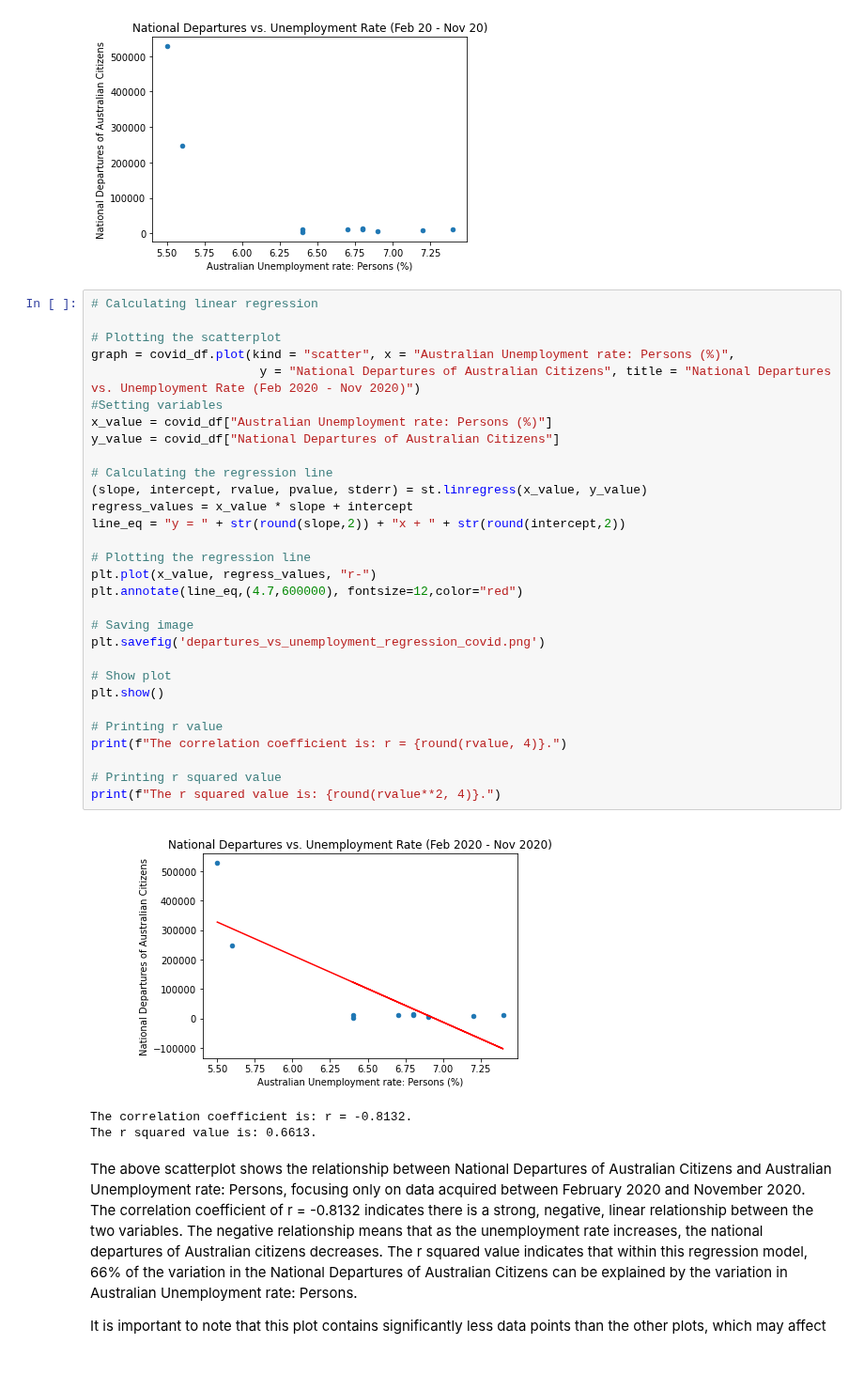
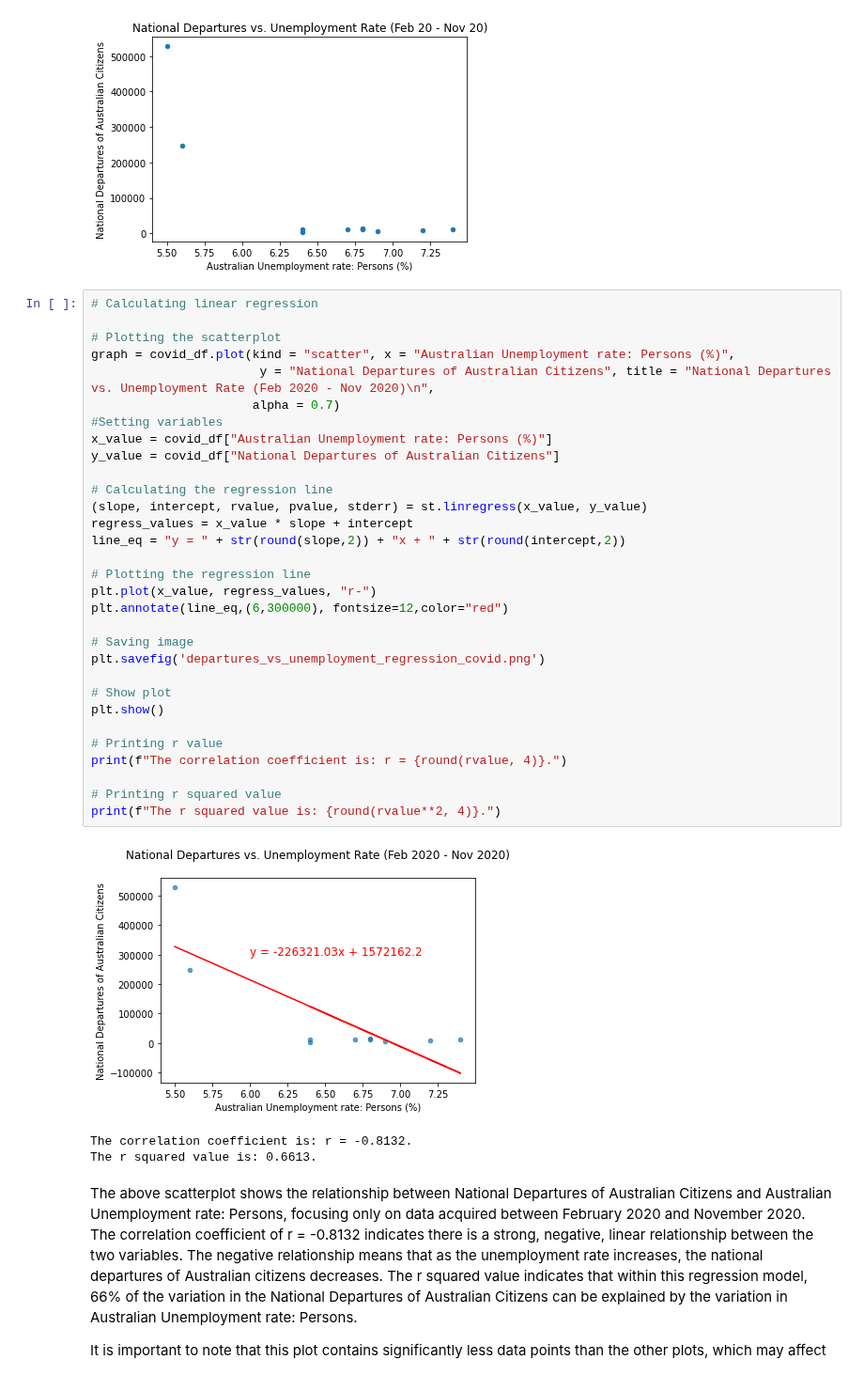
Before and after one commit to tomjp90/Project-1, a Jupyter notebook: Graph_4/Graph_4.ipynb, the cells around one changed output. Shown at 94% size. Cells and saved outputs as stored; diff of their text form.

```diff
--- a/Graph_4/Graph_4.ipynb
+++ b/Graph_4/Graph_4.ipynb
@@ -304,35 +307,36 @@ graph = covid_df.plot(kind = "scatter", x = "Australian Unemployment rate: Perso
 # %%
 # Calculating linear regression
 
 # Plotting the scatterplot
 graph = covid_df.plot(kind = "scatter", x = "Australian Unemployment rate: Persons (%)",
-                       y = "National Departures of Australian Citizens", title = "National Departures vs. Unemployment Rate (Feb 2020 - Nov 2020)")
+                       y = "National Departures of Australian Citizens", title = "National Departures vs. Unemployment Rate (Feb 2020 - Nov 2020)\n",
+                      alpha = 0.7)
 #Setting variables
 x_value = covid_df["Australian Unemployment rate: Persons (%)"]
 y_value = covid_df["National Departures of Australian Citizens"]
 
 # Calculating the regression line
 (slope, intercept, rvalue, pvalue, stderr) = st.linregress(x_value, y_value)
 regress_values = x_value * slope + intercept
 line_eq = "y = " + str(round(slope,2)) + "x + " + str(round(intercept,2))
 
 # Plotting the regression line
 plt.plot(x_value, regress_values, "r-")
-plt.annotate(line_eq,(4.7,600000), fontsize=12,color="red")
+plt.annotate(line_eq,(6,300000), fontsize=12,color="red")
 
 # Saving image
 plt.savefig('departures_vs_unemployment_regression_covid.png')
 
 # Show plot
 plt.show()
 
 # Printing r value
 print(f"The correlation coefficient is: r = {round(rvalue, 4)}.")
 
 # Printing r squared value
 print(f"The r squared value is: {round(rvalue**2, 4)}.")
 # %% [output]
-[figure, old version]
+[figure, new version]
 The correlation coefficient is: r = -0.8132.
 The r squared value is: 0.6613.
 # %% [markdown]
```
Also changed, not shown: parts of 1 cell of this notebook, 2 other files.
